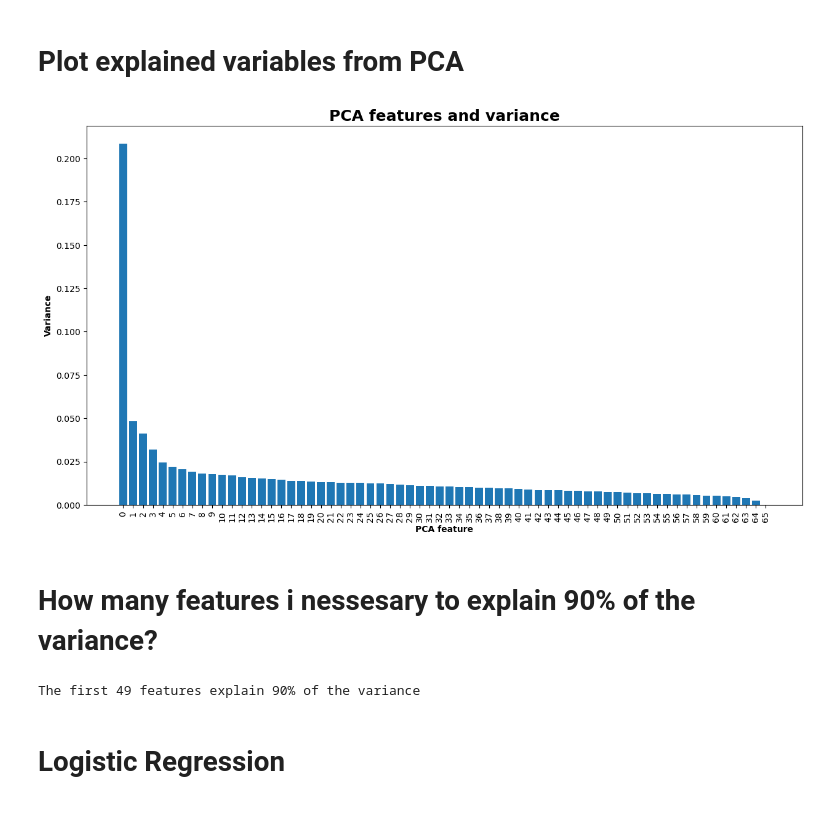
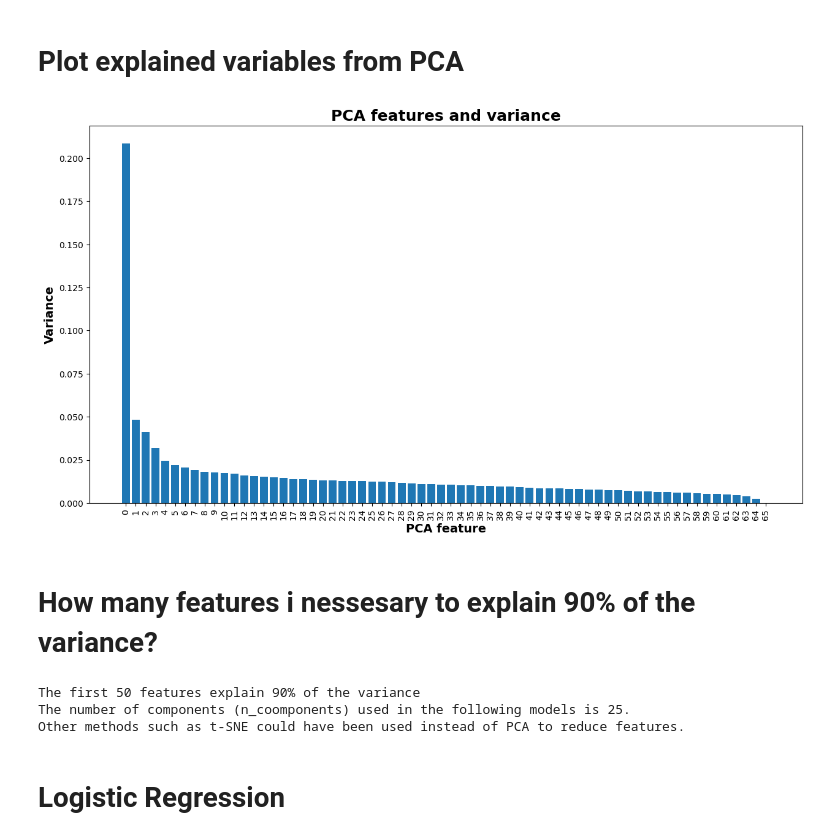
Before and after one commit to 1markmus/PCA-gene-expression, a Jupyter notebook: PCA (Gene expression).ipynb, the cells around one changed output. Cells and saved outputs as stored; diff of their text form; code cells hidden in the pictures.

```diff
--- a/PCA (Gene expression).ipynb
+++ b/PCA (Gene expression).ipynb
@@ -99,27 +99,27 @@ X_train, X_test, y_train, y_test = train_test_split(X, y, test_size= 0.3, random
 # %%
 # Instansiate pipeline
 pca_pipeline = Pipeline([
     ("scaler", StandardScaler()),
     ("pca", PCA(random_state=seed))
 ])
 
 # Fit data
 pca_pipeline.fit(data)
 
 # Get PCA steps from Pipeline
 pca_step = pca_pipeline.named_steps["pca"]
 
 # Plot the explained variances
 features = range(pca_step.n_components_)
 plt.figure(figsize=(15, 8))
 plt.bar(features, pca_step.explained_variance_ratio_)
 plt.title("PCA features and variance", fontsize = 18, fontweight = "bold")
-plt.xlabel('PCA feature', fontweight = "bold")
-plt.ylabel('Variance', fontweight = "bold")
+plt.xlabel('PCA feature', fontweight = "bold", fontsize = 14)
+plt.ylabel('Variance', fontweight = "bold", fontsize = 14)
 plt.xticks(features, rotation = 90)
 plt.show()
 # %% [output]
-[figure, old version]
+[figure, new version]
 # %% [markdown]
 # How many features i nessesary to explain 90% of the variance?
 # %%
@@ -130,9 +130,12 @@ for i in range(len(pca_step.explained_variance_ratio_)):
         sum = pca_step.explained_variance_ratio_[i] + sum
         count += 1
 
-print(f'The first {count} features explain 90% of the variance')
+print(f'The first {count + 1} features explain 90% of the variance')
+print('The number of components (n_coomponents) used in the following models is 25.\nOther methods such as t-SNE could have been used instead of PCA to reduce features.')
 # %% [output]
-The first 49 features explain 90% of the variance
+The first 50 features explain 90% of the variance
+The number of components (n_coomponents) used in the following models is 25.
+Other methods such as t-SNE could have been used instead of PCA to reduce features.
 # %% [markdown]
 # Logistic Regression
 # %%
```
Also changed, not shown: parts of 10 cells of this notebook, 3 other files.
